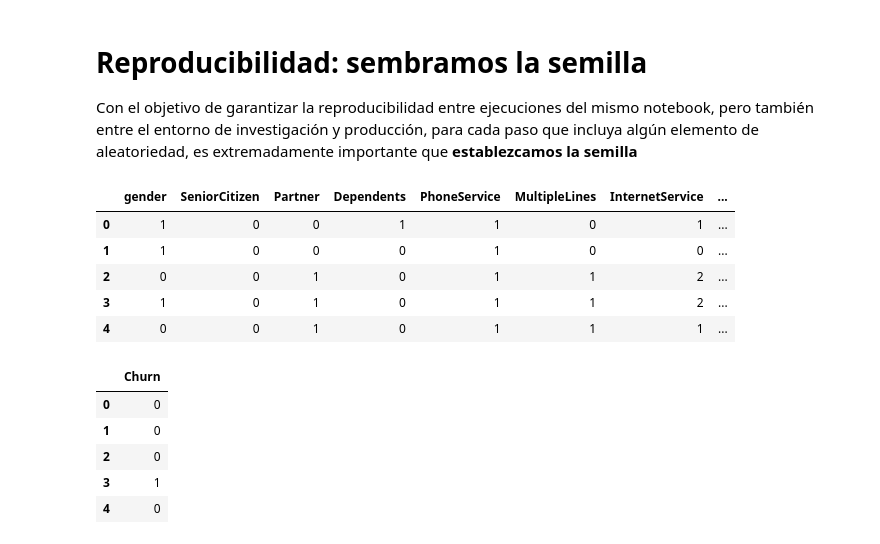
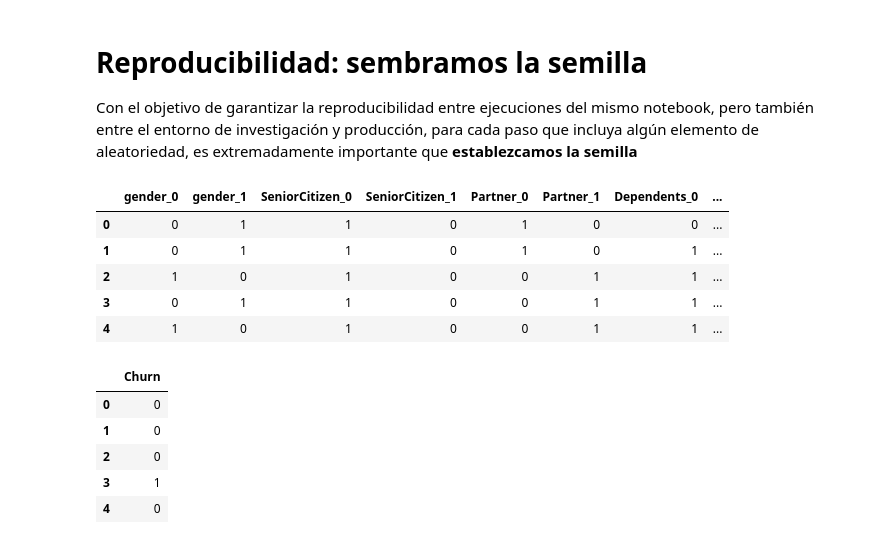
Before and after one commit to proserix/proyecto-telco-main, a Jupyter notebook: Notebooks/05_Telco_pipeline_model_training_RandomForest.ipynb, the cells around one changed output. Cells and saved outputs as stored; diff of their text form; code cells hidden in the pictures.

```diff
--- a/Notebooks/05_Telco_pipeline_model_training_RandomForest.ipynb
+++ b/Notebooks/05_Telco_pipeline_model_training_RandomForest.ipynb
@@ -31,18 +31,18 @@ pd.pandas.set_option('display.max_columns', None)
 # %%
 # cargar el conjunto de entrenamiento y el de prueba con las variables diseñadas
 # construimos y guardamos estos conjuntos de datos en el notebook anterior.
 
-X_train = pd.read_csv('xtrain.csv')
-X_test = pd.read_csv('xtest.csv')
+X_train = pd.read_csv('../data/xtrain.csv')
+X_test = pd.read_csv('../data/xtest.csv')
 
 X_train.head()
 # %% [output]
-|  | gender | SeniorCitizen | Partner | Dependents | PhoneService | MultipleLines | InternetService | ... |
-| 0 | 1 | 0 | 0 | 1 | 1 | 0 | 1 | ... |
-| 1 | 1 | 0 | 0 | 0 | 1 | 0 | 0 | ... |
-| 2 | 0 | 0 | 1 | 0 | 1 | 1 | 2 | ... |
-| 3 | 1 | 0 | 1 | 0 | 1 | 1 | 2 | ... |
-| 4 | 0 | 0 | 1 | 0 | 1 | 1 | 1 | ... |
+|  | gender_0 | gender_1 | SeniorCitizen_0 | SeniorCitizen_1 | Partner_0 | Partner_1 | Dependents_0 | ... |
+| 0 | 0 | 1 | 1 | 0 | 1 | 0 | 0 | ... |
+| 1 | 0 | 1 | 1 | 0 | 1 | 0 | 1 | ... |
+| 2 | 1 | 0 | 1 | 0 | 0 | 1 | 1 | ... |
+| 3 | 0 | 1 | 1 | 0 | 0 | 1 | 1 | ... |
+| 4 | 1 | 0 | 1 | 0 | 0 | 1 | 1 | ... |
 # %%
 # Cargamos la target
 
```
Also changed, not shown: parts of 5 cells of this notebook, 29 other files.
